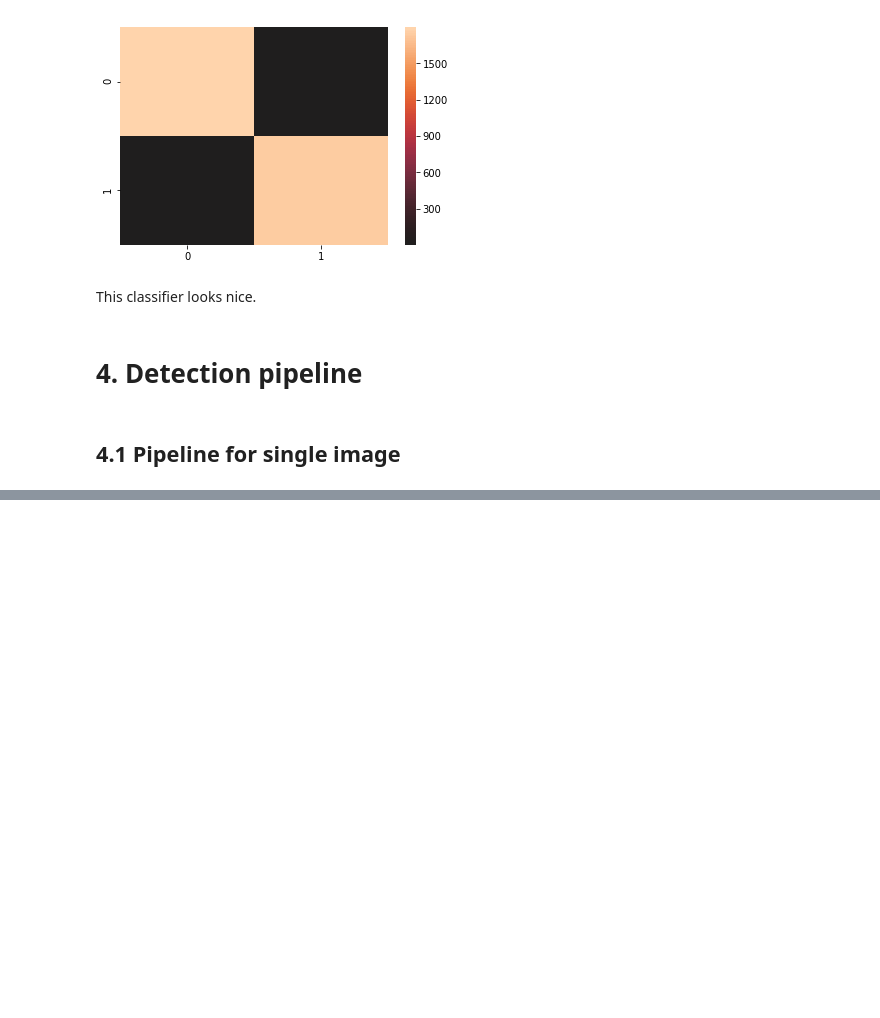
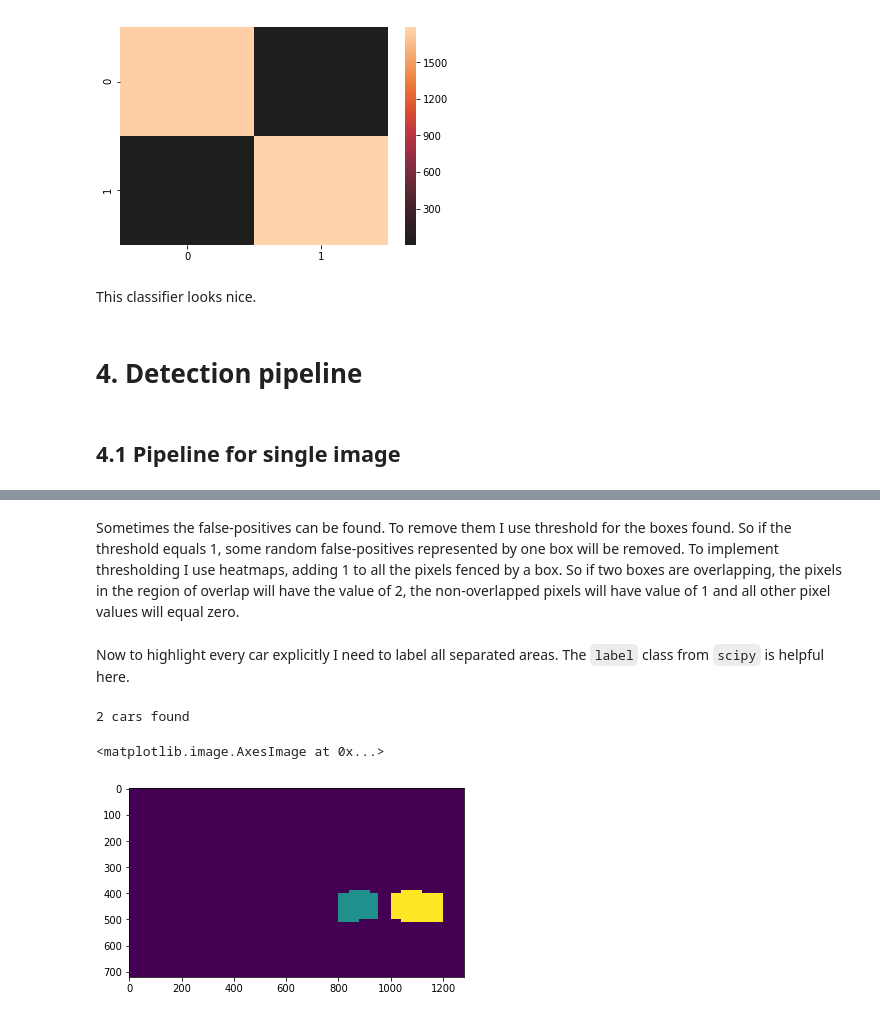
Before and after one commit to bakamoridesu/Vehicle-Tracking, a Jupyter notebook: Tracking.ipynb, the cells around one changed output, grey strips where cells are left out. Drawn from its saved outputs; the diff is of its cells as text; code cells hidden in the pictures; blank space fills up the shorter version.

```diff
--- a/Tracking.ipynb
+++ b/Tracking.ipynb
@@ -1200,0 +897,39 @@ Test Accuracy of SVC =  0.9488
+# %% [markdown]
+Sometimes the false-positives can be found. To remove them I use threshold for the boxes found. So if the threshold equals 1, some random false-positives represented by one box will be removed.
+To implement thresholding I use heatmaps, adding 1 to all the pixels fenced by a box. So if two boxes are overlapping, the pixels in the region of overlap will have the value of 2, the non-overlapped pixels will have value of 1 and all other pixel values will equal zero.
+# %%
+# Applying heatmap and threshold:
+
+def add_heat(heatmap, bbox_list):
+    # Iterate through list of bboxes
+    for box in bbox_list:
+        # Add += 1 for all pixels inside each bbox
+        # Assuming each "box" takes the form ((x1, y1), (x2, y2))
+        heatmap[box[0][1]:box[1][1], box[0][0]:box[1][0]] += 1
+
+    # Return updated heatmap
+    return heatmap
+
+def apply_threshold(heatmap, threshold):
+    # Zero out pixels below the threshold
+    heatmap[heatmap <= threshold] = 0
+    # Return thresholded map
+    return heatmap
+# %% [markdown]
+Now to highlight every car explicitly I need to label all separated areas. The `label` class from `scipy` is helpful here.
+# %%
+from scipy.ndimage.measurements import label
+
+threshold = 0
+
+heatmap = np.zeros_like(image[:,:,0])
+heatmap = add_heat(heatmap,hot_windows)
+
+heatmap = apply_threshold(heatmap, threshold)
+labels = label(heatmap)
+print(labels[1], 'cars found')
+plt.imshow(labels[0])
+# %% [output]
+2 cars found
+<matplotlib.image.AxesImage at 0x...>
+[figure, added]
```
Also changed, not shown: parts of 41 cells of this notebook.
